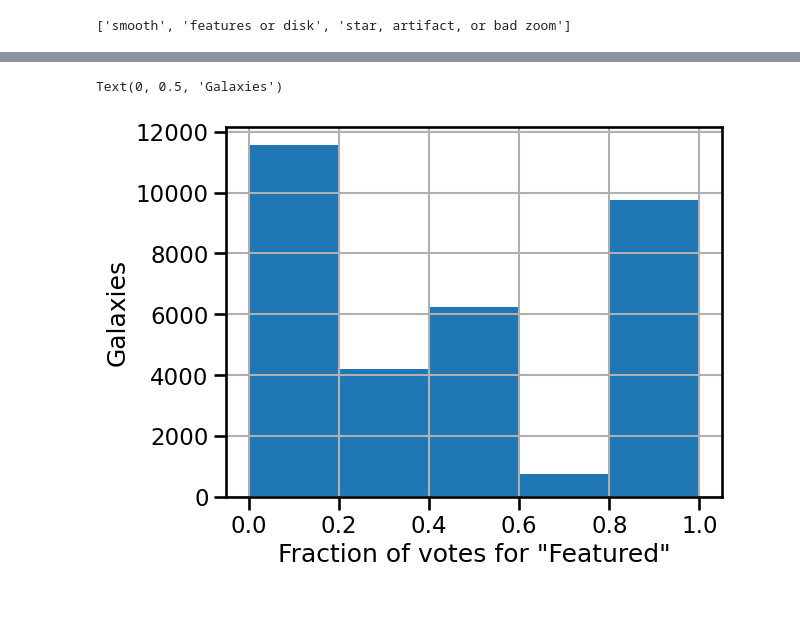
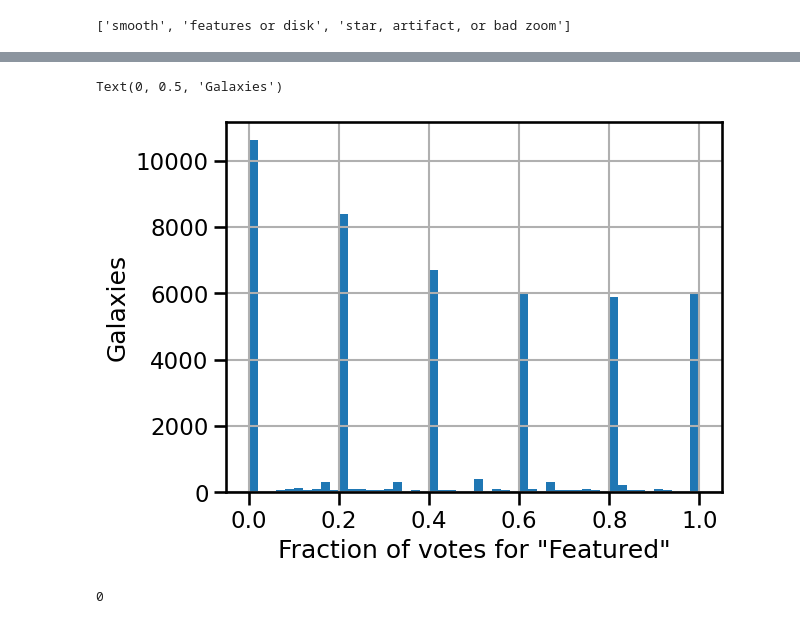
Before and after one commit to mwalmsley/gz-panoptes-reduction, a Jupyter notebook: run_reduction/euclid.ipynb, the cells around one changed output, grey strips where cells are left out. Cells and saved outputs as stored; diff of their text form; code cells hidden in the pictures.

```diff
--- a/run_reduction/euclid.ipynb
+++ b/run_reduction/euclid.ipynb
@@ -13,7 +13,7 @@ from gzreduction.schemas.euclid_schema import euclid_schema
 
 schema = euclid_schema
 # %%
-date_str = '2024_08_08'
+date_str = '2024_08_20'
 # %%
 # classification_export_loc = '/home/walml/repos/gz-panoptes-reduction/data/euclid/euclid-development-classifications_' + date_str + '.csv'
 # aggregated_loc = '/home/walml/repos/gz-panoptes-reduction/data/euclid/euclid_development_reduced_votes_' + date_str + '.csv'
@@ -262,0 +237,3 @@ df
+# %%
+df = export_to_responses.explode_annotations(clf, exclude_tasks=None)  # now includes T10, rare features, as well
+df
@@ -263,3 +272,6 @@ df
+# %%
+
+df = df.query('task != "T10"')
 # %%
 question = schema.get_question_from_raw_name('T0')
 # question.get_answer_names()
@@ -331,7 +348,11 @@ Name: smooth-or-featured_total-votes, Length: 32523, dtype: int64
 # %%
-aggregated['smooth-or-featured_featured-or-disk_fraction'].hist(bins=5)
+aggregated['smooth-or-featured_featured-or-disk_fraction'].hist(bins=50)
 plt.xlabel('Fraction of votes for "Featured"')
 plt.ylabel('Galaxies')
 # %% [output]
 Text(0, 0.5, 'Galaxies')
-[figure, old version]
+[figure, new version]
+# %%
+rare['value'].isna().sum()
+# %% [output]
+0
```
Also changed, not shown: parts of 36 cells of this notebook, 1 other file.
